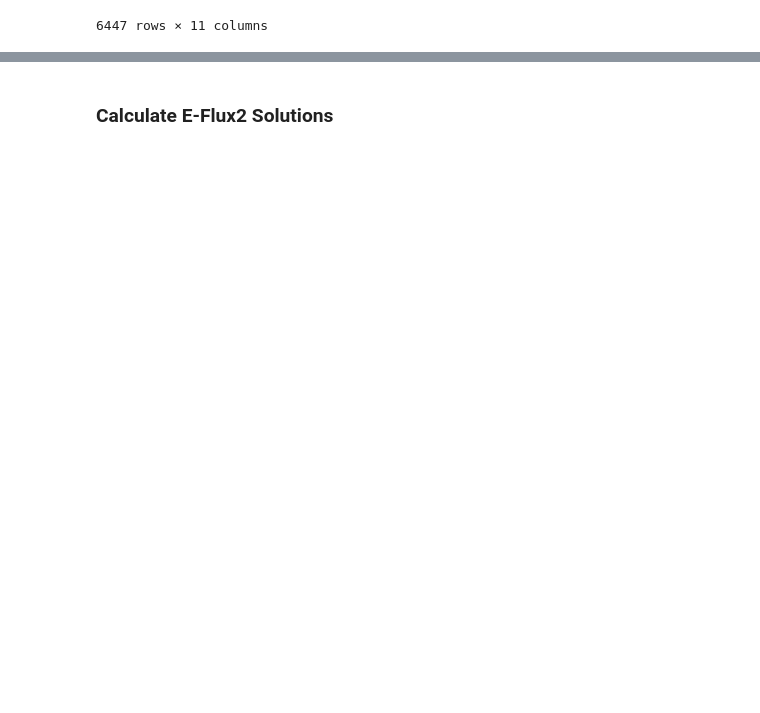
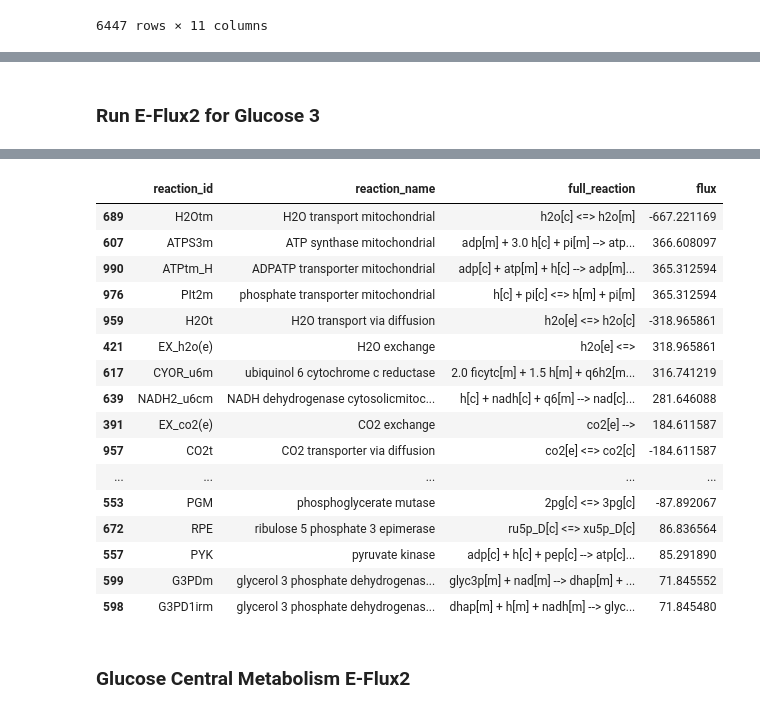
Before and after one commit to garrettroell/yarrrowia_eflux2, a Jupyter notebook: notebooks/B_eflux2_glucose.ipynb, the cells around one changed output, grey strips where cells are left out. Cells and saved outputs as stored; diff of their text form; code cells hidden in the pictures; blank space fills up the shorter version.

```diff
--- a/notebooks/B_eflux2_glucose.ipynb
+++ b/notebooks/B_eflux2_glucose.ipynb
@@ -73,0 +289,61 @@ glucose_1_transcripts
+# %% [markdown]
+### Run E-Flux2 for Glucose 3
+# %%
+with model:
+    model.medium = {
+      'EX_glc(e)': np.inf,
+      'EX_h2o(e)': 1000.0,
+      'EX_h(e)': 1000.0,
+      'EX_nh4(e)': 1000.0,
+      'EX_o2(e)': 1000.0,
+      'EX_pi(e)': 1000.0,
+      'EX_so4(e)': 1000.0,
+    }
+
+    # set the flux bounds for each reaction using the transcriptomics data
+    for r in model.reactions:
+        if 'EX_' not in r.id:
+            # if r.gene_reaction_rule:
+            if r.lower_bound < 0.0:
+                r.lower_bound = -glucose_3_reaction_transcripts[r.id]
+
+            if r.upper_bound > 0.0:
+                r.upper_bound = glucose_3_reaction_transcripts[r.id]
+        else:
+            print(f'{r.id} is not transcript constrained')
+
+    # find the optimal solution
+    glucose_3_eflux2_solution = cobra.flux_analysis.pfba(model)
+
+    # make a list of dictionaries with the reaction id, name, flux, and absolute flux
+    reactions = []
+    for reaction_id, flux in glucose_3_eflux2_solution.fluxes.items():
+      reactions.append({
+        'reaction_id': reaction_id,
+        'reaction_name': model.reactions.get_by_id(reaction_id).name,
+        'full_reaction': model.reactions.get_by_id(reaction_id).reaction,
+        'flux': flux,
+        'absolute_flux': abs(flux), # use for sorting, then drop
+      })
+
+    # make a dataframe from the list of dictionaries
+    glucose_3_gsm_eflux2_df = pd.DataFrame(reactions)
+
+    # sort the dataframe by absolute flux
+    glucose_3_gsm_eflux2_df = glucose_3_gsm_eflux2_df.sort_values(by=['absolute_flux'], ascending=False)
+
+    # drop the absolute flux column
+    glucose_3_gsm_eflux2_df = glucose_3_gsm_eflux2_df.drop(columns=['absolute_flux'])
+
+    # get the carbon uptake flux value
+    uptake_row = glucose_3_gsm_eflux2_df[glucose_3_gsm_eflux2_df['reaction_id'] == 'EX_glc(e)']
+    uptake_flux = -1 * uptake_row['flux'].iloc[0]
+
+    # scale all fluxes, so uptake flux is 100
+    glucose_3_gsm_eflux2_df['flux'] = glucose_3_gsm_eflux2_df['flux'] * (100 / uptake_flux)
+
+    # save the dataframe to a csv file
+    glucose_3_gsm_eflux2_df.to_csv('../results/eflux2_gsm_fluxes/glucose_3_gsm_eflux2.csv', index=False)
+
+    display(glucose_3_gsm_eflux2_df.head(30))
+# %% [output]
@@ -74,2 +367,19 @@ glucose_1_transcripts
+|  | reaction_id | reaction_name | full_reaction | flux |
+| 689 | H2Otm | H2O transport mitochondrial | h2o[c] <=> h2o[m] | -667.221169 |
+| 607 | ATPS3m | ATP synthase mitochondrial | adp[m] + 3.0 h[c] + pi[m] --> atp... | 366.608097 |
+| 990 | ATPtm_H | ADPATP transporter mitochondrial | adp[c] + atp[m] + h[c] --> adp[m]... | 365.312594 |
+| 976 | PIt2m | phosphate transporter mitochondrial | h[c] + pi[c] <=> h[m] + pi[m] | 365.312594 |
+| 959 | H2Ot | H2O transport via diffusion | h2o[e] <=> h2o[c] | -318.965861 |
+| 421 | EX_h2o(e) | H2O exchange | h2o[e] <=> | 318.965861 |
+| 617 | CYOR_u6m | ubiquinol 6 cytochrome c reductase | 2.0 ficytc[m] + 1.5 h[m] + q6h2[m... | 316.741219 |
+| 639 | NADH2_u6cm | NADH dehydrogenase cytosolicmitoc... | h[c] + nadh[c] + q6[m] --> nad[c]... | 281.646088 |
+| 391 | EX_co2(e) | CO2 exchange | co2[e] --> | 184.611587 |
+| 957 | CO2t | CO2 transporter via diffusion | co2[e] <=> co2[c] | -184.611587 |
+| ... | ... | ... | ... | ... |
+| 553 | PGM | phosphoglycerate mutase | 2pg[c] <=> 3pg[c] | -87.892067 |
+| 672 | RPE | ribulose 5 phosphate 3 epimerase | ru5p_D[c] <=> xu5p_D[c] | 86.836564 |
+| 557 | PYK | pyruvate kinase | adp[c] + h[c] + pep[c] --> atp[c]... | 85.291890 |
+| 599 | G3PDm | glycerol 3 phosphate dehydrogenas... | glyc3p[m] + nad[m] --> dhap[m] + ... | 71.845552 |
+| 598 | G3PD1irm | glycerol 3 phosphate dehydrogenas... | dhap[m] + h[m] + nadh[m] --> glyc... | 71.845480 |
 # %% [markdown]
-### Calculate E-Flux2 Solutions
+### Glucose Central Metabolism E-Flux2
```
Also changed, not shown: parts of 16 cells of this notebook, 20 other files.
